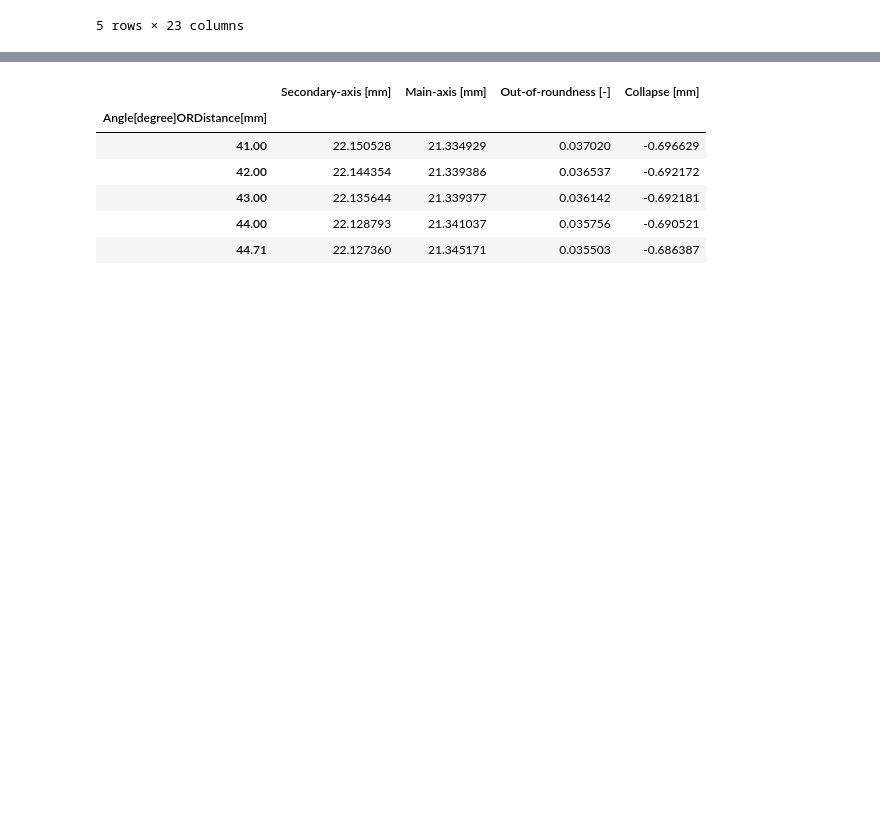
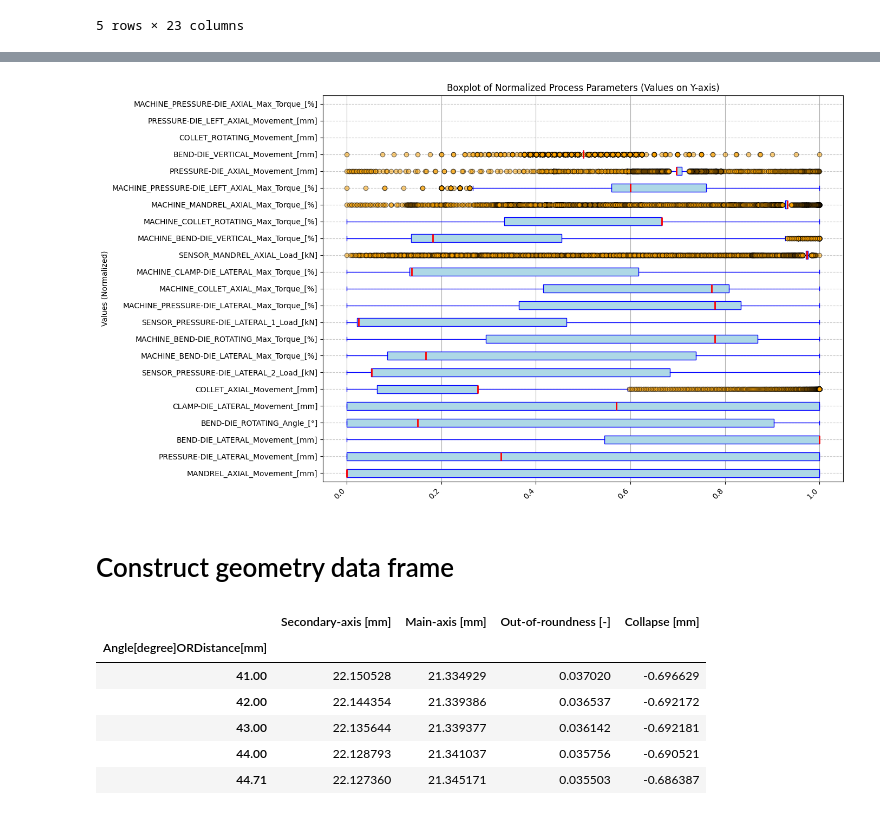
Before and after one commit to arman-niaruhi/temporal-windows-analysis-rotary-tube-bending, a Jupyter notebook: research/tubebend-main/preprocessing.ipynb, the cells around one changed output, grey strips where cells are left out. Saved outputs shown, nothing was run; the diff lists cells and outputs as text; code cells hidden in the pictures; blank space fills up the shorter version.

```diff
--- a/research/tubebend-main/preprocessing.ipynb
+++ b/research/tubebend-main/preprocessing.ipynb
@@ -100,3 +160,31 @@ def plot_numeric_df(df, title="DataFrame Plot", figsize=(10, 6)):
+# %%
+import matplotlib.pyplot as plt
+
+# Sort columns by variance
+variances = df_process_parameters_norm.var().sort_values(ascending=False)
+sorted_cols = variances.index
+
+plt.figure(figsize=(14, 8))
+df_process_parameters_norm[sorted_cols].boxplot(
+    vert=False,              # values on Y-axis
+    patch_artist=True,      # enable colors
+    boxprops=dict(facecolor="lightblue", color="blue"),
+    medianprops=dict(color="red", linewidth=2),
+    whiskerprops=dict(color="blue"),
+    capprops=dict(color="blue"),
+    flierprops=dict(marker='o', markerfacecolor='orange', alpha=0.5)
+)
+
+plt.title("Boxplot of Normalized Process Parameters (Values on Y-axis)")
+plt.ylabel("Values (Normalized)")
+plt.xticks(rotation=45, ha='right')
+plt.grid(axis='y', linestyle='--', alpha=0.7)
+plt.tight_layout()
+plt.show()
+# %% [output]
+[figure, added]
+# %% [markdown]
+# Construct geometry data frame
 # %%
 df_geometry_data = experiment_as_dictinary['geometry_data_key_characteristics_arc'].drop(columns= ['Tube_Section'])
 df_geometry_data.index = df_geometry_data['Angle[degree]ORDistance[mm]']
```
Also changed, not shown: parts of 35 cells of this notebook, 1 other file.
